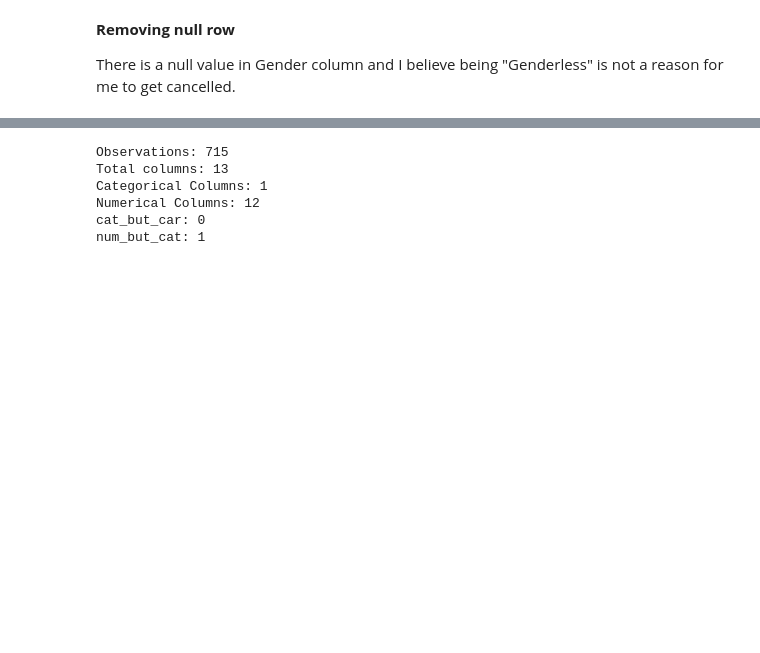
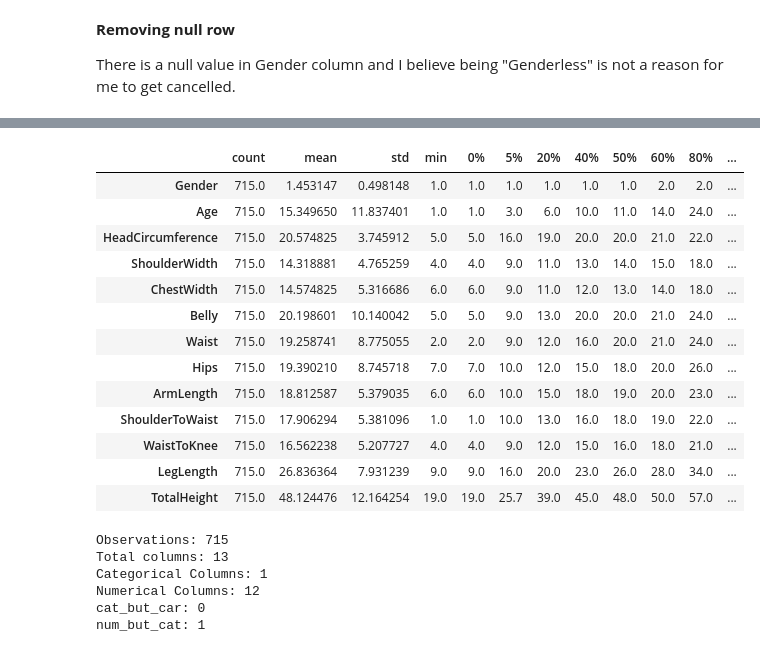
Before and after one commit to hasancatalgol/body_measurement_prediction, a Jupyter notebook: body_measurement_prediction.ipynb, the cells around one changed output, grey strips where cells are left out. Saved outputs shown, nothing was run; the diff lists cells and outputs as text; code cells hidden in the pictures; blank space fills up the shorter version.

```diff
--- a/body_measurement_prediction.ipynb
+++ b/body_measurement_prediction.ipynb
@@ -163,3 +172,26 @@ df
+# %%
+# Percentile list
+perc = [.00, .05, .20, .40, .50, .60, .80, .90, .95, 1.0]
+
+# List of dtypes to include
+include = ['object', 'float', 'int']
+
+df.describe(percentiles = perc, include = include).T
+# %% [output]
+|  | count | mean | std | min | 0% | 5% | 20% | 40% | 50% | 60% | 80% | ... |
+| Gender | 715.0 | 1.453147 | 0.498148 | 1.0 | 1.0 | 1.0 | 1.0 | 1.0 | 1.0 | 2.0 | 2.0 | ... |
+| Age | 715.0 | 15.349650 | 11.837401 | 1.0 | 1.0 | 3.0 | 6.0 | 10.0 | 11.0 | 14.0 | 24.0 | ... |
+| HeadCircumference | 715.0 | 20.574825 | 3.745912 | 5.0 | 5.0 | 16.0 | 19.0 | 20.0 | 20.0 | 21.0 | 22.0 | ... |
+| ShoulderWidth | 715.0 | 14.318881 | 4.765259 | 4.0 | 4.0 | 9.0 | 11.0 | 13.0 | 14.0 | 15.0 | 18.0 | ... |
+| ChestWidth | 715.0 | 14.574825 | 5.316686 | 6.0 | 6.0 | 9.0 | 11.0 | 12.0 | 13.0 | 14.0 | 18.0 | ... |
+| Belly | 715.0 | 20.198601 | 10.140042 | 5.0 | 5.0 | 9.0 | 13.0 | 20.0 | 20.0 | 21.0 | 24.0 | ... |
+| Waist | 715.0 | 19.258741 | 8.775055 | 2.0 | 2.0 | 9.0 | 12.0 | 16.0 | 20.0 | 21.0 | 24.0 | ... |
+| Hips | 715.0 | 19.390210 | 8.745718 | 7.0 | 7.0 | 10.0 | 12.0 | 15.0 | 18.0 | 20.0 | 26.0 | ... |
+| ArmLength | 715.0 | 18.812587 | 5.379035 | 6.0 | 6.0 | 10.0 | 15.0 | 18.0 | 19.0 | 20.0 | 23.0 | ... |
+| ShoulderToWaist | 715.0 | 17.906294 | 5.381096 | 1.0 | 1.0 | 10.0 | 13.0 | 16.0 | 18.0 | 19.0 | 22.0 | ... |
+| WaistToKnee | 715.0 | 16.562238 | 5.207727 | 4.0 | 4.0 | 9.0 | 12.0 | 15.0 | 16.0 | 18.0 | 21.0 | ... |
+| LegLength | 715.0 | 26.836364 | 7.931239 | 9.0 | 9.0 | 16.0 | 20.0 | 23.0 | 26.0 | 28.0 | 34.0 | ... |
+| TotalHeight | 715.0 | 48.124476 | 12.164254 | 19.0 | 19.0 | 25.7 | 39.0 | 45.0 | 48.0 | 50.0 | 57.0 | ... |
 # %%
 def grab_col_names(dataframe, cat_th=10, car_th=20):
     #cat_cols: This list contains the names of all columns in the input DataFrame that have a categorical data type
```
Also changed, not shown: parts of 11 cells of this notebook.
